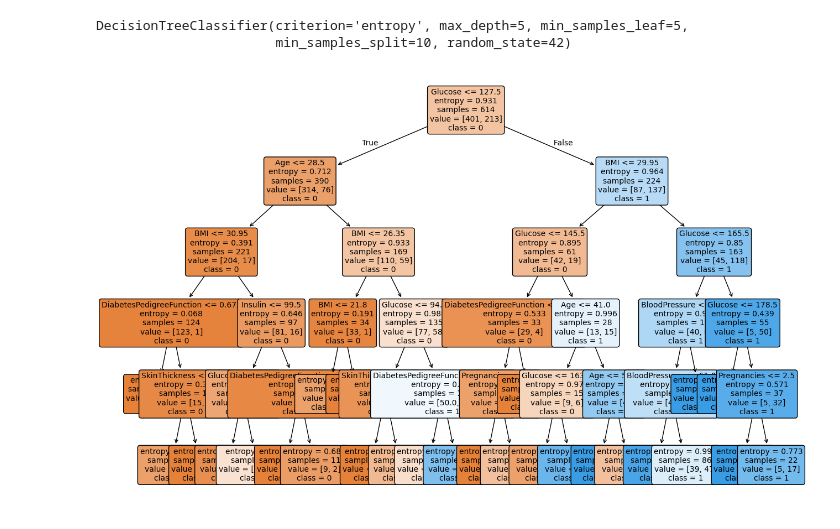
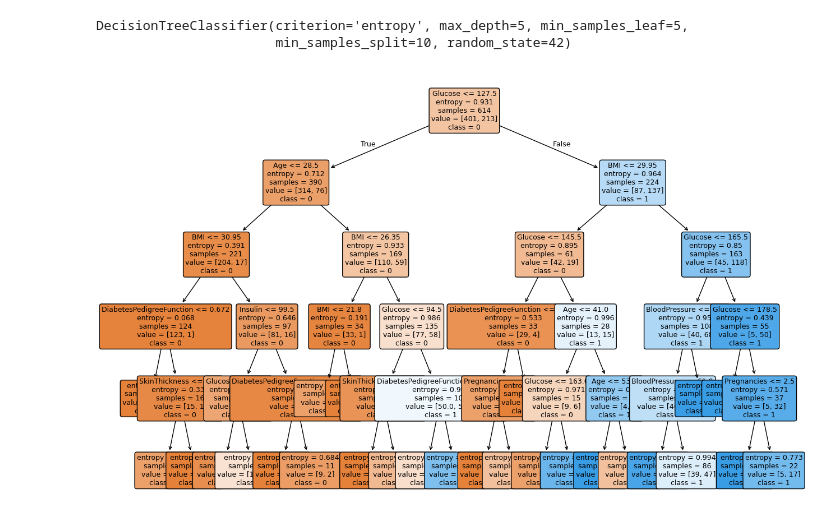
Before and after one commit to meneses-ls/4Geeks-18-Machine-Learning-Decision-Tree, a Jupyter notebook: src/explore.ipynb, the cells around one changed output. Saved outputs shown, nothing was run; the diff lists cells and outputs as text; code cells hidden in the pictures.

```diff
--- a/src/explore.ipynb
+++ b/src/explore.ipynb
@@ -330,20 +330,20 @@ DecisionTreeClassifier(criterion='entropy', max_depth=5, min_samples_leaf=5,
 # %%
 from sklearn import tree
 
 fig = plt.figure(figsize=(15, 10))
 
 tree.plot_tree(
     model,
     feature_names=list(X_train.columns),
     class_names=["0", "1"],
     filled=True,
     rounded=True,
-    fontsize=10
+    fontsize=9
 )
 
 plt.show()
 # %% [output]
-[figure, old version]
+[figure, new version]
 # %%
 y_pred = model.predict(X_test)
 y_pred
```
Also changed, not shown: parts of 2 cells of this notebook.
